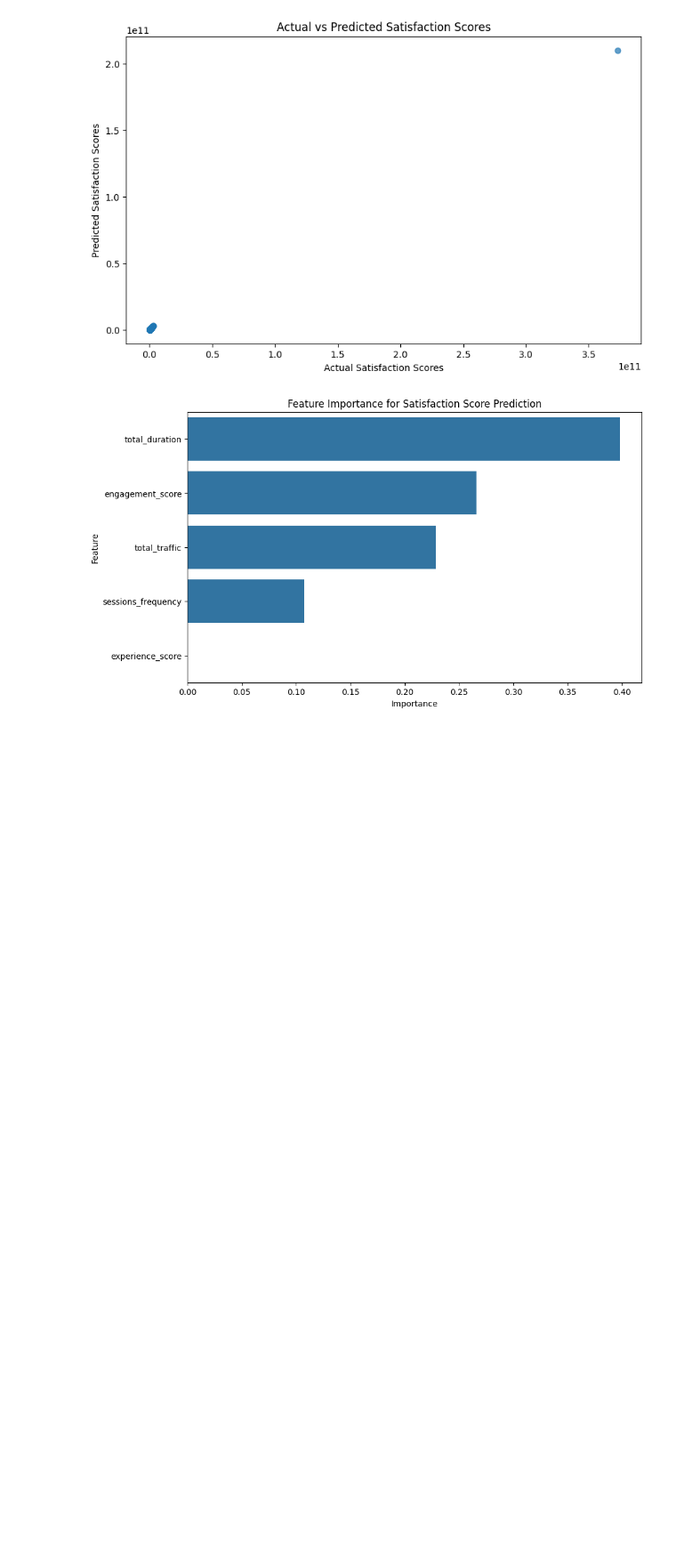
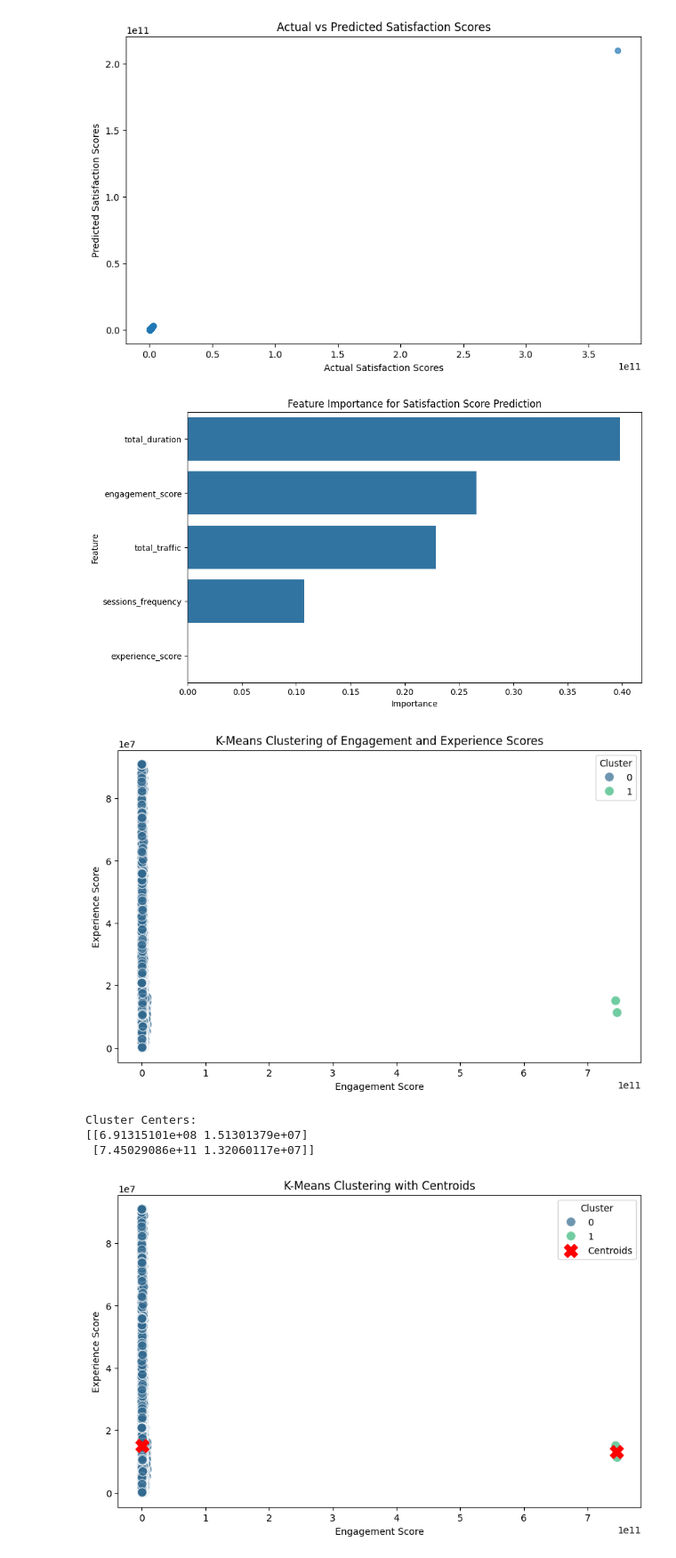
Before and after one commit to Abel-Marie/tellco-insights, a Jupyter notebook: notebooks/eda_satisfaction.ipynb, the cells around one changed output. Shown: that part at 89% size. Drawn from its saved outputs; the diff is of its cells as text; code cells hidden in the pictures; blank space fills up the shorter version.

Commit message:
Imported cluster_users_by_satisfaction, plot_clusters Python functions from satisisfaction_analysis.py and perform clustering and visualize the result

```diff
--- a/notebooks/eda_satisfaction.ipynb
+++ b/notebooks/eda_satisfaction.ipynb
@@ -214,3 +214,43 @@ R^2 Score: 0.81
 79502   4.269654e+08  4.269674e+08
 [figure]
 [figure]
+# %%
+# Import necessary functions
+from src.analysis.satisisfaction_analysis import cluster_users_by_satisfaction, plot_clusters
+
+# Perform Clustering
+satisfaction_df, satisfaction_kmeans = cluster_users_by_satisfaction(satisfaction_df, k=2)
+
+# Visualize Clusters
+plot_clusters(satisfaction_df)
+
+# Analyze Cluster Centroids
+print("Cluster Centers:")
+print(satisfaction_kmeans.cluster_centers_)
+
+# Add Cluster Centroids to the Plot
+import matplotlib.pyplot as plt
+
+centroids = satisfaction_kmeans.cluster_centers_
+plt.figure(figsize=(10, 6))
+sns.scatterplot(
+    x="engagement_score",
+    y="experience_score",
+    hue="satisfaction_cluster",
+    palette="viridis",
+    data=satisfaction_df,
+    s=100,
+    alpha=0.7
+)
+plt.scatter(centroids[:, 0], centroids[:, 1], c="red", marker="X", s=200, label="Centroids")
+plt.title("K-Means Clustering with Centroids")
+plt.xlabel("Engagement Score")
+plt.ylabel("Experience Score")
+plt.legend(title="Cluster", loc="best")
+plt.show()
+# %% [output]
+[figure, added]
+Cluster Centers:
+[[6.91315101e+08 1.51301379e+07]
+ [7.45029086e+11 1.32060117e+07]]
+[figure, added]
```
